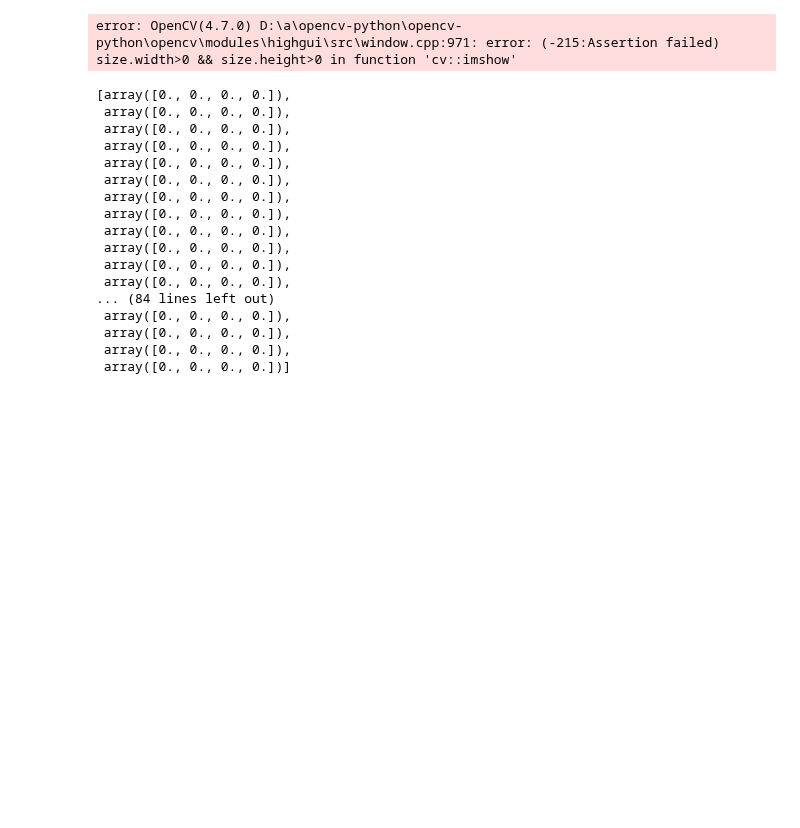
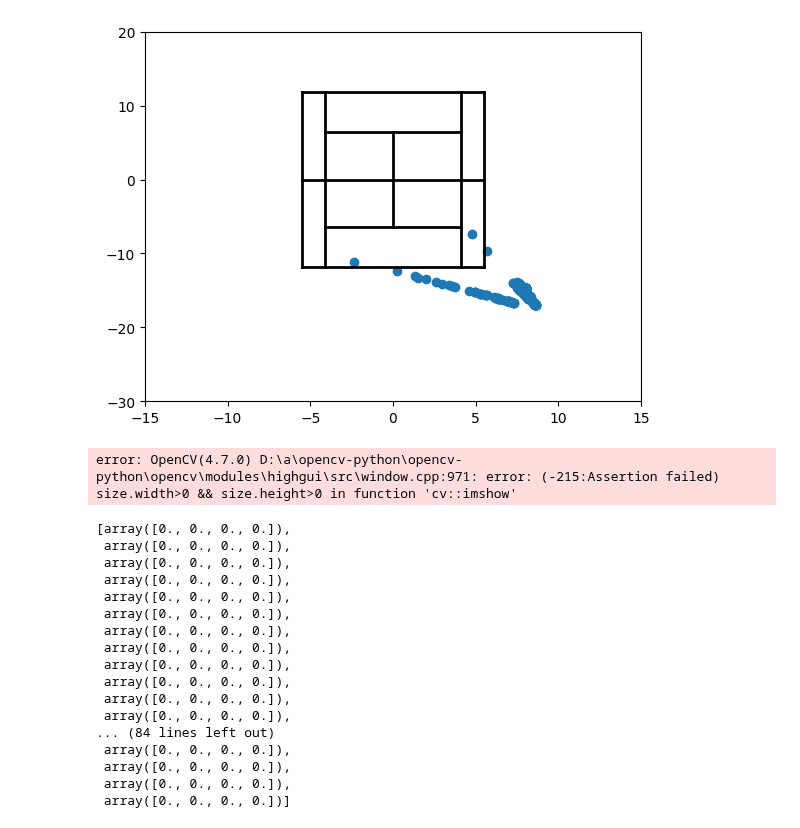
Before and after one commit to fhnw-ds/fhnw-cda2-tennis-analysis, a Jupyter notebook: ball_detection/ball_detection_frame_by_frame/tennis_ball_detection_tensor_cuda.ipynb, the cells around one changed output. Drawn from its saved outputs; the diff is of its cells as text; code cells hidden in the pictures; blank space fills up the shorter version.

```diff
--- a/ball_detection/ball_detection_frame_by_frame/tennis_ball_detection_tensor_cuda.ipynb
+++ b/ball_detection/ball_detection_frame_by_frame/tennis_ball_detection_tensor_cuda.ipynb
@@ -49,0 +60,3 @@ Error
+# %%
+balldata = ballDetection.ball_positions.copy()
+balldata
@@ -49,0 +71,21 @@ Error
+# %%
+from helperClasses.BaseTransformation import BaseTransformation
+import pandas as pd
+
+ball_points = balldata.copy()
+ball_points[:,1]= ball_points[:,1] /1000
+ball_points[:,2]= ball_points[:,2] /1000
+ball_points[:,3]= np.abs(ball_points[:,3] /1000)
+
+calibration_points = np.array([
+    [0.5037602186203003, -1.451180100440979, -14.78443717956543], # service line center
+    [3.287168502807617, -1.302998423576355, -11.139520645141602], # service x singles sideline
+    [0.4447464346885681, -1.4366605281829834, -7.802434921264648] # baseline x singles sideline
+])
+
+baseTransformation = BaseTransformation(calibration_points)
+
+data = pd.DataFrame(ball_points, columns=['frame','x', 'y', 'z'])
+transformed_data = baseTransformation.transformData(data , [-2.5, 0, -18.28])
+
+transformed_data
@@ -50,3 +106,23 @@ Error
+# %%
+def drawTennisField():
+    plt.plot([4.11, 4.11], [-11.89, 11.89], 'k', lw=2) # Single sideline rechts
+    plt.plot([5.48, 5.48], [-11.89, 11.89], 'k', lw=2) # Double sideline rechts
+    plt.plot([-4.11, -4.11], [-11.89, 11.89], 'k', lw=2) # Single sideline links
+    plt.plot([-5.48, -5.48], [-11.89, 11.89], 'k', lw=2) # Double sideline links
+    plt.plot([0, 0], [-6.41, 6.39], 'k', lw=2) # Center Service Line
+    plt.plot([-5.48, 5.48], [0, 0], 'k', lw=2) # Net
+    plt.plot([-5.48, 5.48], [11.89, 11.89], 'k', lw=2) # Baseline oben
+    plt.plot([-5.48, 5.48], [-11.89, -11.89], 'k', lw=2) # Baseline unten
+    plt.plot([-4.11, 4.11], [-6.40, -6.40], 'k', lw=2) # Service Line unten
+    plt.plot([-4.11, 4.11], [6.40, 6.40], 'k', lw=2) # Service Line oben
+# %%
+drawTennisField()
+plt.scatter(transformed_data['x'], transformed_data['z'])
+plt.xlim(-15, 15)
+plt.ylim(-30,20)
+plt.show()
+# %% [output]
+[figure, added]
 # %%
 zed = sl.Camera()
 
```
Also changed, not shown: parts of 6 cells of this notebook, 1 other file.
